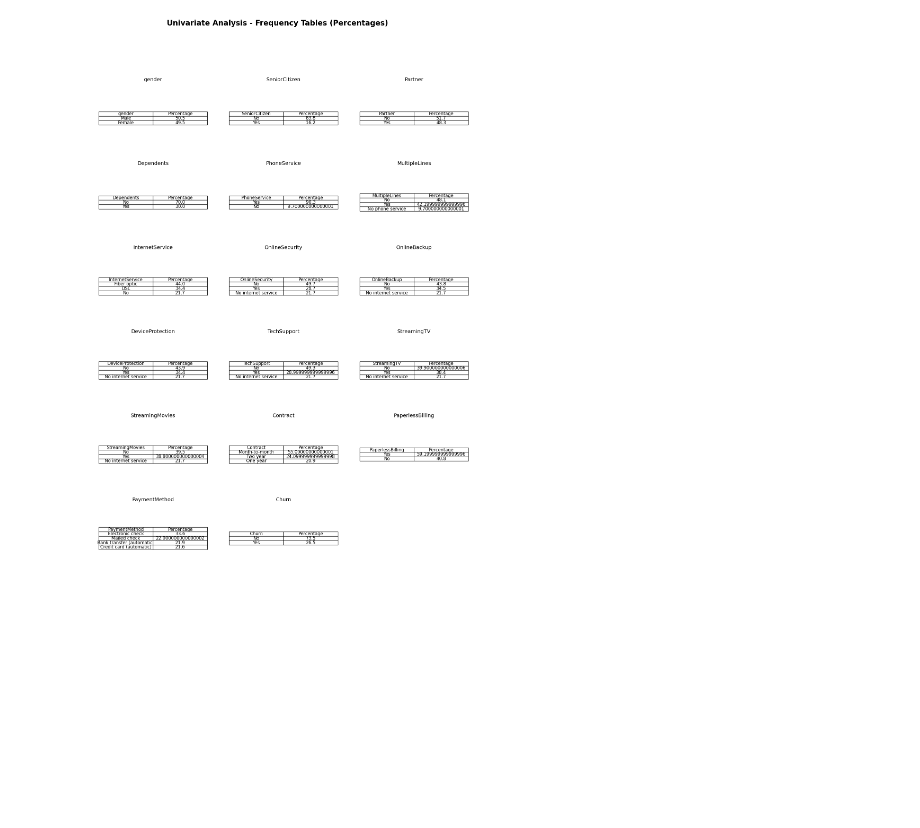
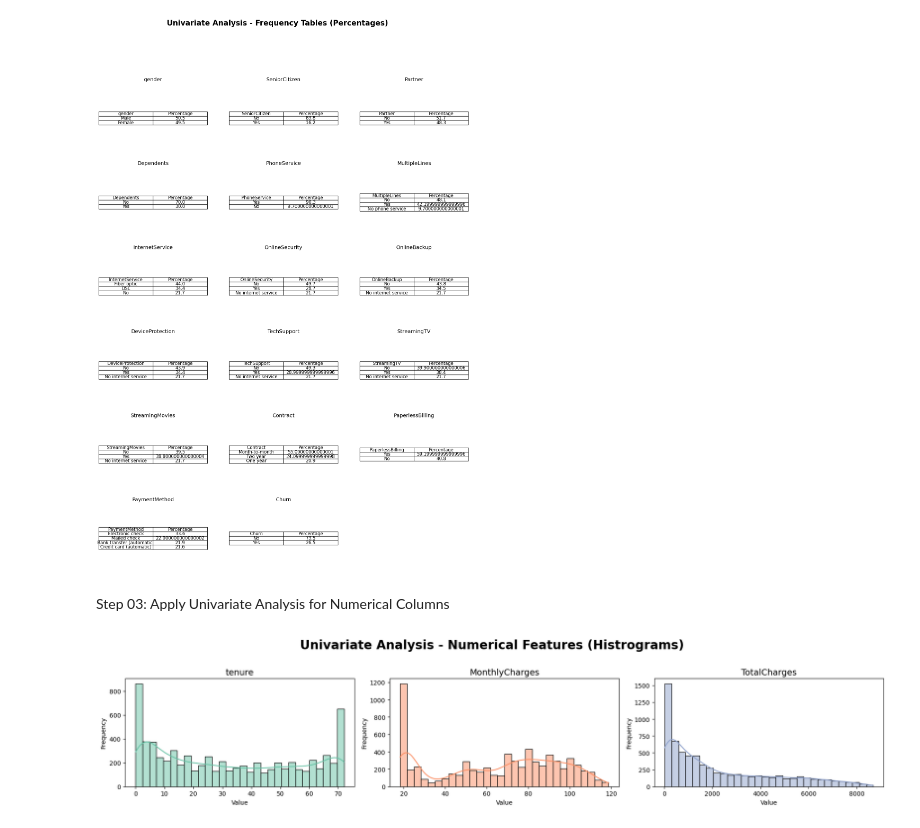
Before and after one commit to DewliniHerath/Telco_Churn_Predictor, a Jupyter notebook: notebooks/Telco_eda.ipynb, the cells around one changed output. Cells and saved outputs as stored; diff of their text form; code cells hidden in the pictures; blank space fills up the shorter version.

Commit message:
Second Phase 2nd part of eda completed [visualization on numerical data]

```diff
--- a/notebooks/Telco_eda.ipynb
+++ b/notebooks/Telco_eda.ipynb
@@ -327,3 +327,32 @@ plt.show()
 plot_categorical_frequency_table(telco_df, exclude_cols=['customerID'],n_cols=3)
 # %% [output]
 [figure]
+# %% [markdown]
+Step 03: Apply Univariate Analysis for Numerical Columns
+# %%
+# histogram for the numerical columns
+def plot_numerical_histogram(df, exclude_cols=None,n_cols=3, bins=30, kde=True,palette="husl"):
+  num_cols = df.select_dtypes(include=['int64','float64']).columns.tolist()
+  if exclude_cols:
+    num_cols = [col for col in num_cols if col not in exclude_cols]
+  n_rows = (len(num_cols)+n_cols-1)//n_cols
+  fig,axes = plt.subplots(n_rows,n_cols, figsize=(18,4*n_rows))
+  fig.suptitle("Univariate Analysis - Numerical Features (Histrograms)", fontsize=20, fontweight='bold')
+  axes = axes.flatten()
+  colors = sns.color_palette(palette,len(num_cols))
+  for i, col in enumerate(num_cols):
+    sns.histplot(df[col].dropna(), bins=bins, kde=kde,ax=axes[i],color=colors[i])
+    axes[i].set_title(col, fontsize=14)
+    axes[i].set_xlabel("Value")
+    axes[i].set_ylabel("Frequency")
+  for j in range(i+1,len(axes)):
+    fig.delaxes(axes[j])
+
+  plt.tight_layout(rect=[0,0,1,0.96])
+  plt.savefig('/content/drive/MyDrive/ML_Coursework/univariate_numerical_histrogram.png',bbox_inches='tight')
+  plt.show()
+# %%
+# using above function
+plot_numerical_histogram(telco_df, exclude_cols=None,n_cols=3, bins=30, kde=True,palette="Set2")
+# %% [output]
+[figure, added]
```
Also changed, not shown: parts of 8 cells of this notebook.
